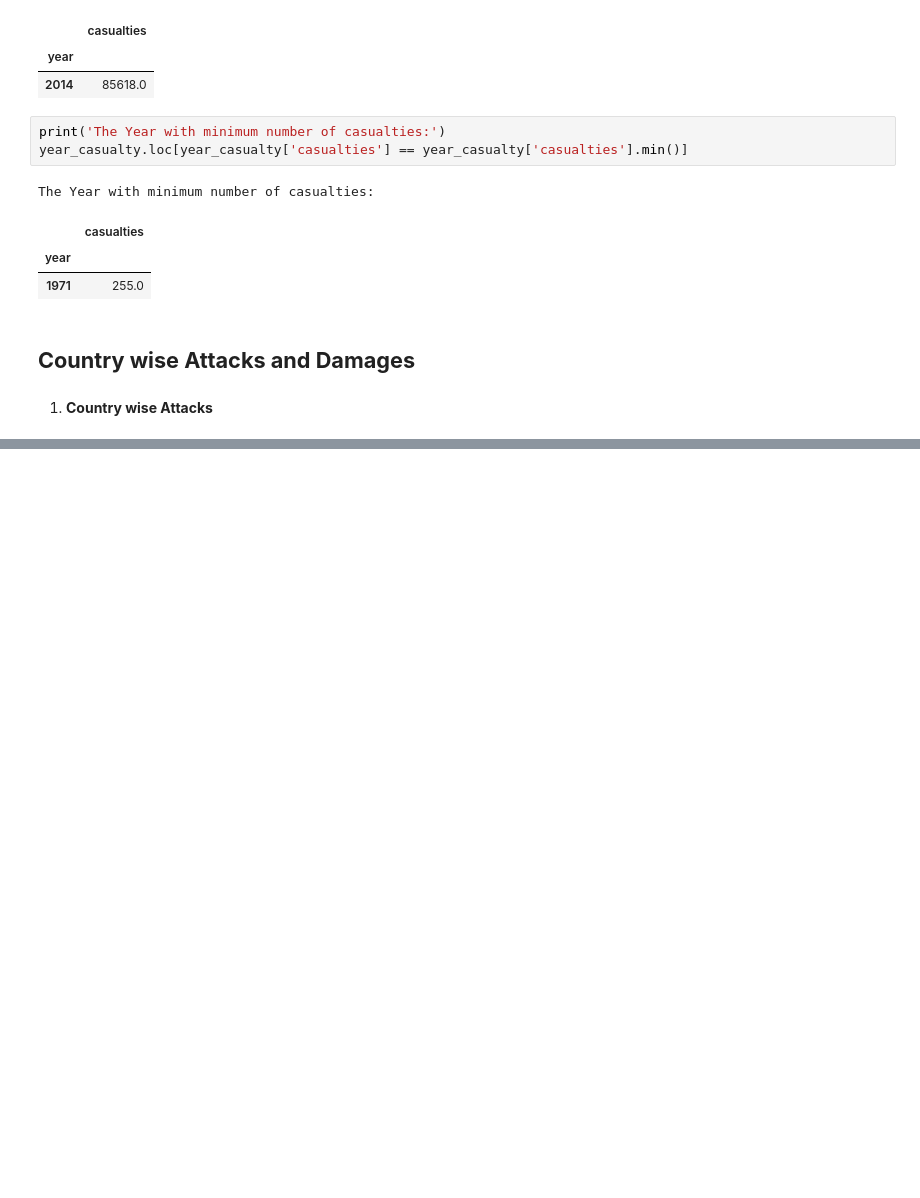
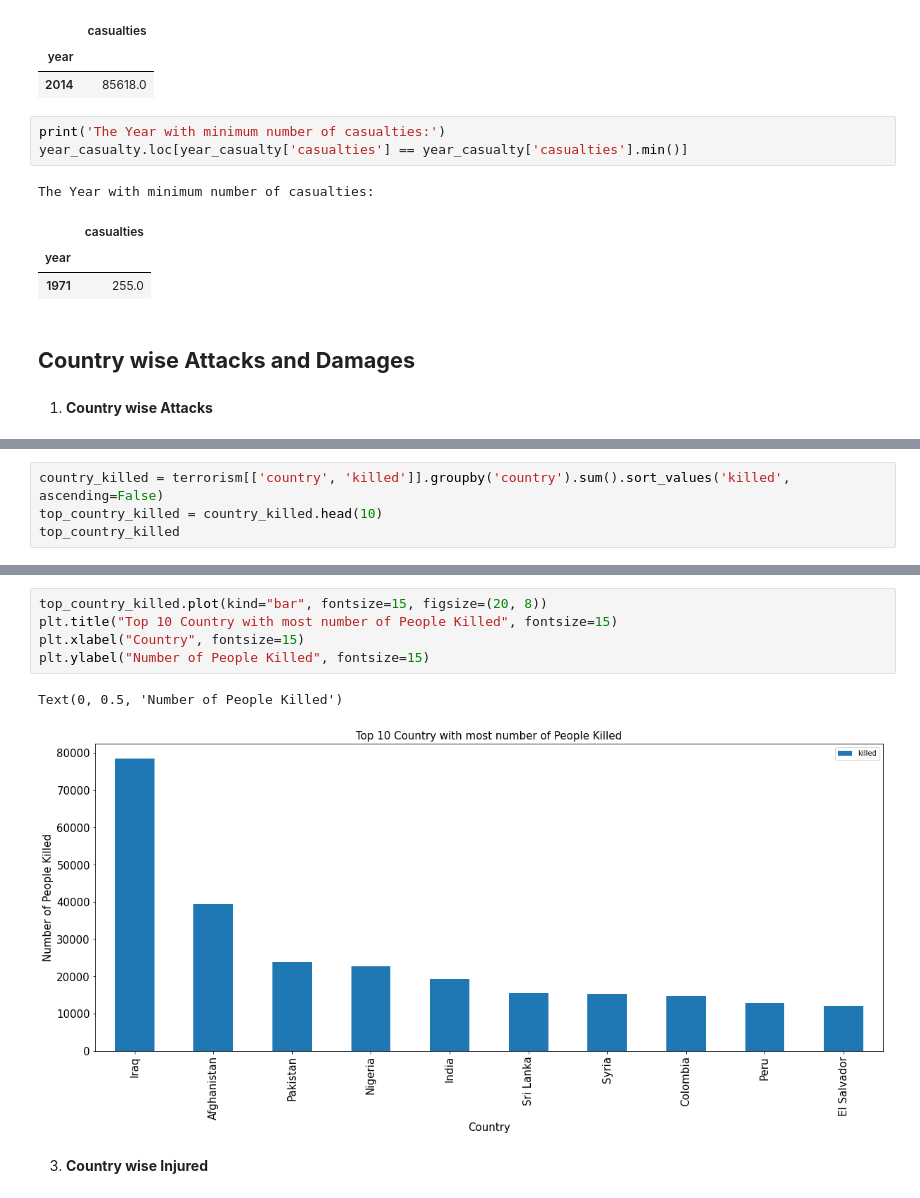
Before and after one commit to kumarraviranjan845/Global-Terrorism-Analysis, a Jupyter notebook: Global_Terrorism_Analysis_Capstone_Project.ipynb, the cells around one changed output, grey strips where cells are left out. Drawn from its saved outputs; the diff is of its cells as text; blank space fills up the shorter version.

```diff
--- a/Global_Terrorism_Analysis_Capstone_Project.ipynb
+++ b/Global_Terrorism_Analysis_Capstone_Project.ipynb
@@ -274,0 +318,4 @@ country_attacks
+# %%
+country_killed = terrorism[['country', 'killed']].groupby('country').sum().sort_values('killed', ascending=False)
+top_country_killed = country_killed.head(10)
+top_country_killed
@@ -274,0 +335,10 @@ country_attacks
+# %%
+top_country_killed.plot(kind="bar", fontsize=15, figsize=(20, 8))
+plt.title("Top 10 Country with most number of People Killed", fontsize=15)
+plt.xlabel("Country", fontsize=15)
+plt.ylabel("Number of People Killed", fontsize=15)
+# %% [output]
+Text(0, 0.5, 'Number of People Killed')
+[figure, added]
+# %% [markdown]
+3. **Country wise Injured**
```
Also changed, not shown: parts of 12 cells of this notebook.
